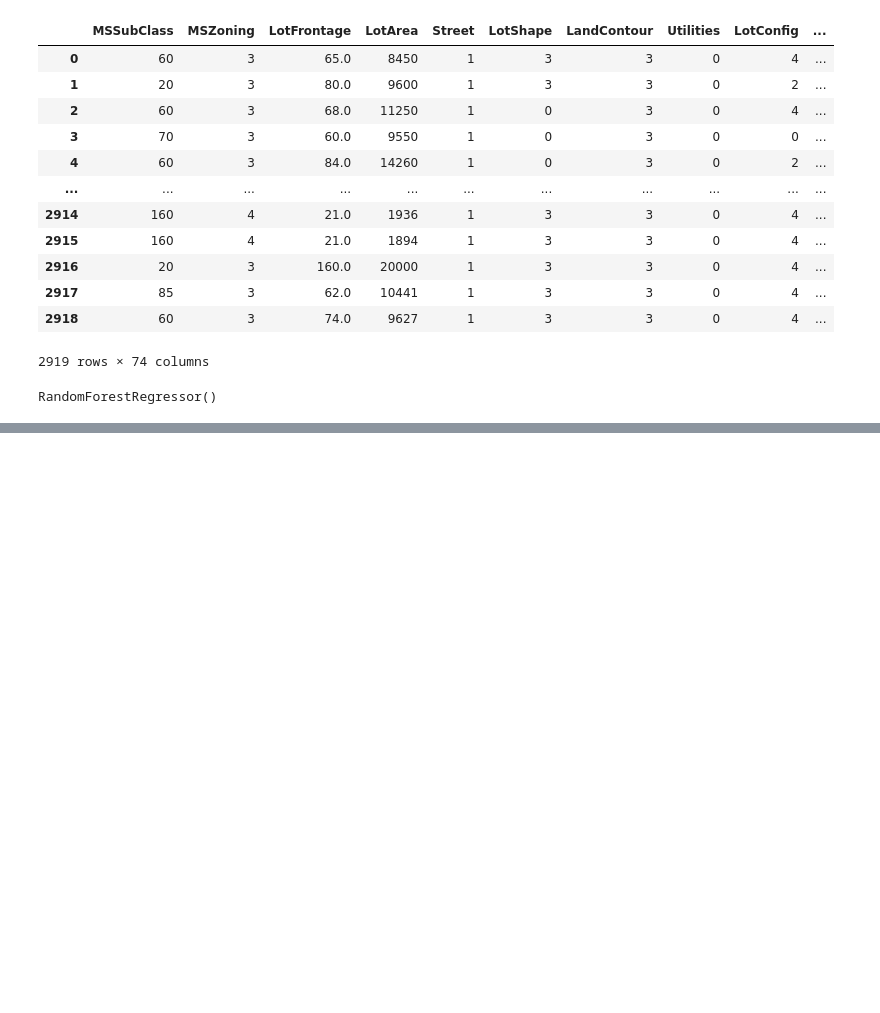
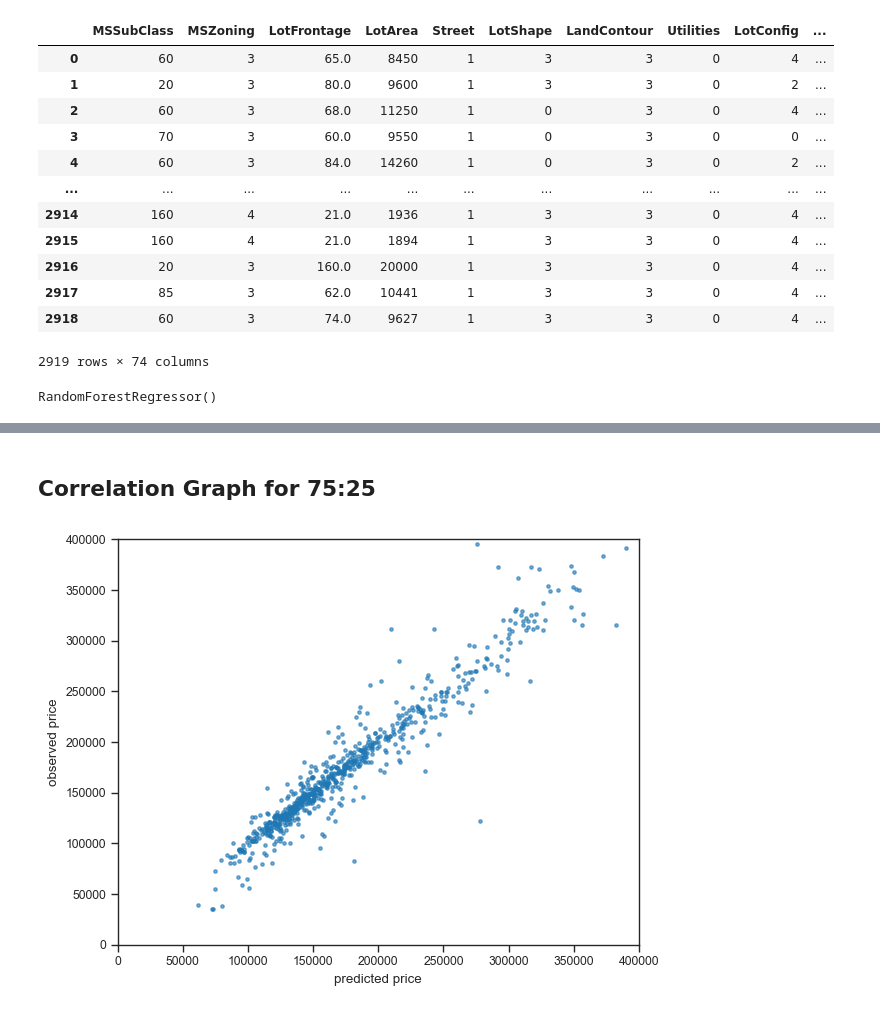
Before and after one commit to yummypugs/Data-Analytics-in-Business, a Jupyter notebook: FullDataset_Housing_RandomForest.ipynb, the cells around one changed output, grey strips where cells are left out. Saved outputs shown, nothing was run; the diff lists cells and outputs as text; code cells hidden in the pictures; blank space fills up the shorter version.

Commit message:
adding regression

```diff
--- a/FullDataset_Housing_RandomForest.ipynb
+++ b/FullDataset_Housing_RandomForest.ipynb
@@ -253,0 +272,17 @@ plt.show()
+# %% [markdown]
+## Correlation Graph for 75:25
+# %%
+fig,ax = plt.subplots()
+plt.plot(forest.predict(X_test75), y_test75.to_numpy(), ".", alpha=0.6)
+
+plt.xlabel(r"predicted price")
+plt.ylabel(r"observed price")
+
+plt.xlim(0,400000)
+plt.ylim(0,400000)
+
+plt.tight_layout()
+plt.savefig("predicted_house_price_regression_correlation.png", dpi=600)
+plt.show()
+# %% [output]
+[figure, added]
```
Also changed, not shown: parts of 8 cells of this notebook.
